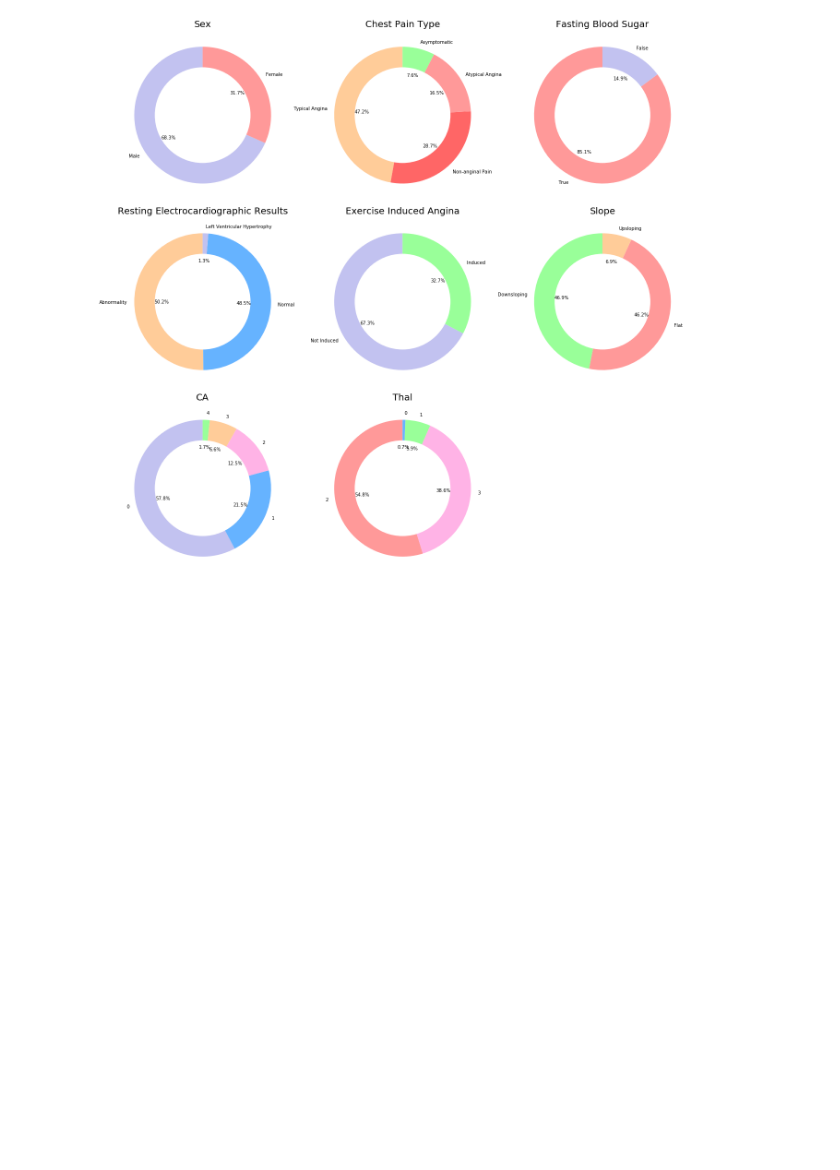
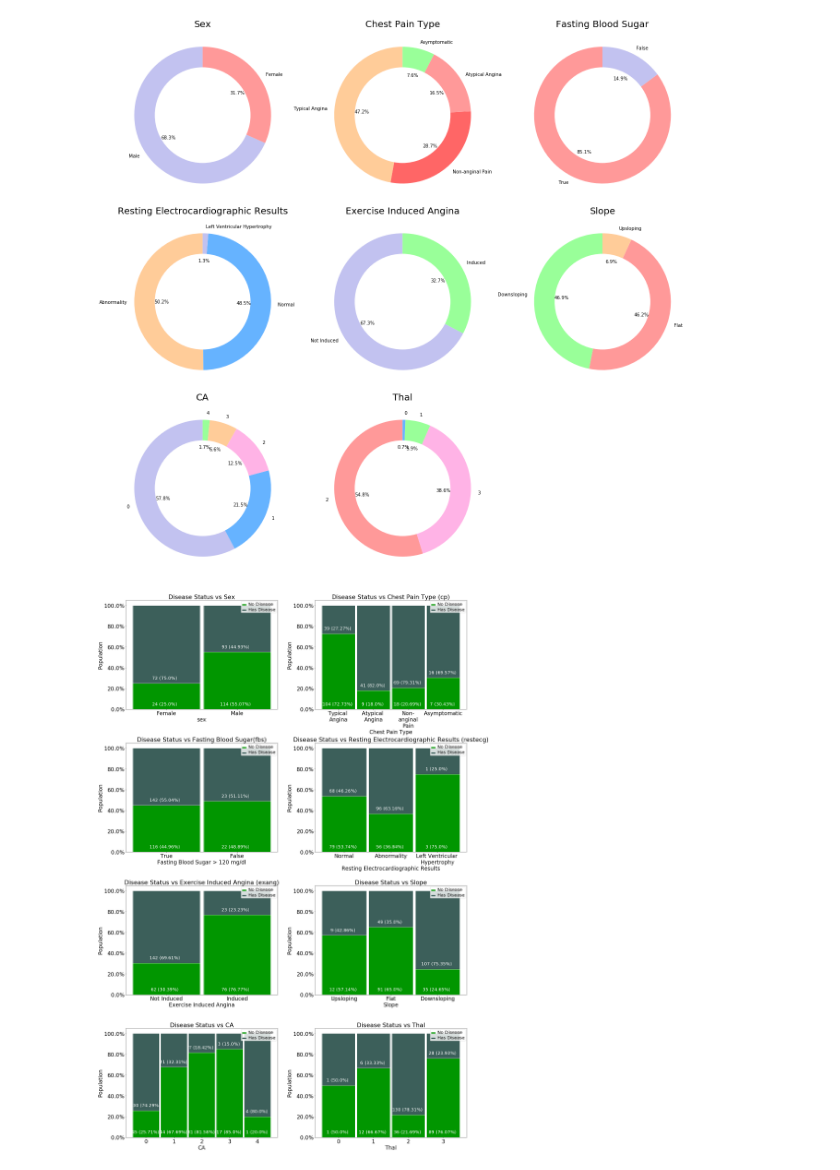
Before and after one commit to jahidkhandaker/HeartDiseasePrediction, a Jupyter notebook: jahidkhandaker/HeartDiseasePrediction.ipynb, the cells around one changed output. Saved outputs shown, nothing was run; the diff lists cells and outputs as text; code cells hidden in the pictures; blank space fills up the shorter version.

```diff
--- a/jahidkhandaker/HeartDiseasePrediction.ipynb
+++ b/jahidkhandaker/HeartDiseasePrediction.ipynb
@@ -173,0 +218,57 @@ plt.show()
+# %%
+fig = plt.gcf()
+fig.set_size_inches(25, 35)
+grid_rows = 4
+grid_cols = 2
+
+# Draw Disease Status vs Sex chart
+plt.subplot(grid_rows, grid_cols, 1)
+temp = df[['sex','target']].groupby(['sex','target']).size().unstack('target')
+temp.rename(index={0:'Female', 1:'Male'}, columns={0:'No Disease', 1:'Has Disease'}, inplace = True)
+create_percent_stacked_barchart(temp, title = 'Disease Status vs Sex', ylabel = 'Population')
+
+# Draw Disease Status vs Chest pain type chart
+plt.subplot(grid_rows, grid_cols, 2)
+temp = df[['cp','target']].groupby(['cp','target']).size().unstack('target')
+temp.rename(index={0:'Typical \nAngina', 1:'Atypical \nAngina', 2:'Non-\nanginal\nPain',3:'Asymptomatic'}, columns={0:'No Disease', 1:'Has Disease'}, inplace = True)
+create_percent_stacked_barchart(temp, title = 'Disease Status vs Chest Pain Type (cp)', ylabel = 'Population', xlabel = 'Chest Pain Type')
+
+# Draw fbs - fasting blood sugar chart
+plt.subplot(grid_rows, grid_cols, 3)
+temp = df[['fbs','target']].groupby(['fbs','target']).size().unstack('target')
+temp.rename(index={0:'True', 1:'False'}, columns={0:'No Disease', 1:'Has Disease'}, inplace = True)
+create_percent_stacked_barchart(temp, title = 'Disease Status vs Fasting Blood Sugar(fbs)', ylabel = 'Population', xlabel = 'Fasting Blood Sugar > 120 mg/dl')
+
+# Draw restecg - resting electrocardiographic results chart
+plt.subplot(grid_rows, grid_cols, 4)
+temp = df[['restecg','target']].groupby(['restecg','target']).size().unstack('target')
+temp.rename(index={0:'Normal', 1:'Abnormality', 2:'Left Ventricular \nHypertrophy'}, columns={0:'No Disease', 1:'Has Disease'}, inplace = True)
+create_percent_stacked_barchart(temp, title = 'Disease Status vs Resting Electrocardiographic Results (restecg)', ylabel = 'Population', xlabel = 'Resting Electrocardiographic Results')
+
+# Draw exang - exercise induced angina chart
+plt.subplot(grid_rows, grid_cols, 5)
+temp = df[['exang','target']].groupby(['exang','target']).size().unstack('target')
+temp.rename(index={0:'Not Induced', 1:'Induced'}, columns={0:'No Disease', 1:'Has Disease'}, inplace = True)
+create_percent_stacked_barchart(temp, title = 'Disease Status vs Exercise Induced Angina (exang)', ylabel = 'Population', xlabel = 'Exercise Induced Angina')
+
+# Draw slope - the slope of the peak exercise ST segment chart
+plt.subplot(grid_rows, grid_cols, 6)
+temp = df[['slope','target']].groupby(['slope','target']).size().unstack('target')
+temp.rename(index={0:'Upsloping', 1:'Flat', 2:'Downsloping'}, columns={0:'No Disease', 1:'Has Disease'}, inplace = True)
+create_percent_stacked_barchart(temp, title = 'Disease Status vs Slope', ylabel = 'Population', xlabel = 'Slope')
+
+# Draw ca - number of major vessels (0-3) colored by flourosopy chart
+plt.subplot(grid_rows, grid_cols, 7)
+temp = df[['ca','target']].groupby(['ca','target']).size().unstack('target')
+temp.rename(columns={0:'No Disease', 1:'Has Disease'}, inplace = True)
+create_percent_stacked_barchart(temp, title = 'Disease Status vs CA', ylabel = 'Population', xlabel = 'CA')
+
+# Draw thal chart
+plt.subplot(grid_rows, grid_cols, 8)
+temp = df[['thal','target']].groupby(['thal','target']).size().unstack('target')
+temp.rename(columns={0:'No Disease', 1:'Has Disease'}, inplace = True)
+create_percent_stacked_barchart(temp, title = 'Disease Status vs Thal', ylabel = 'Population', xlabel = 'Thal')
+fig.tight_layout()
+plt.show()
+# %% [output]
+[figure, added]
```
Also changed, not shown: parts of 1 cell of this notebook.
